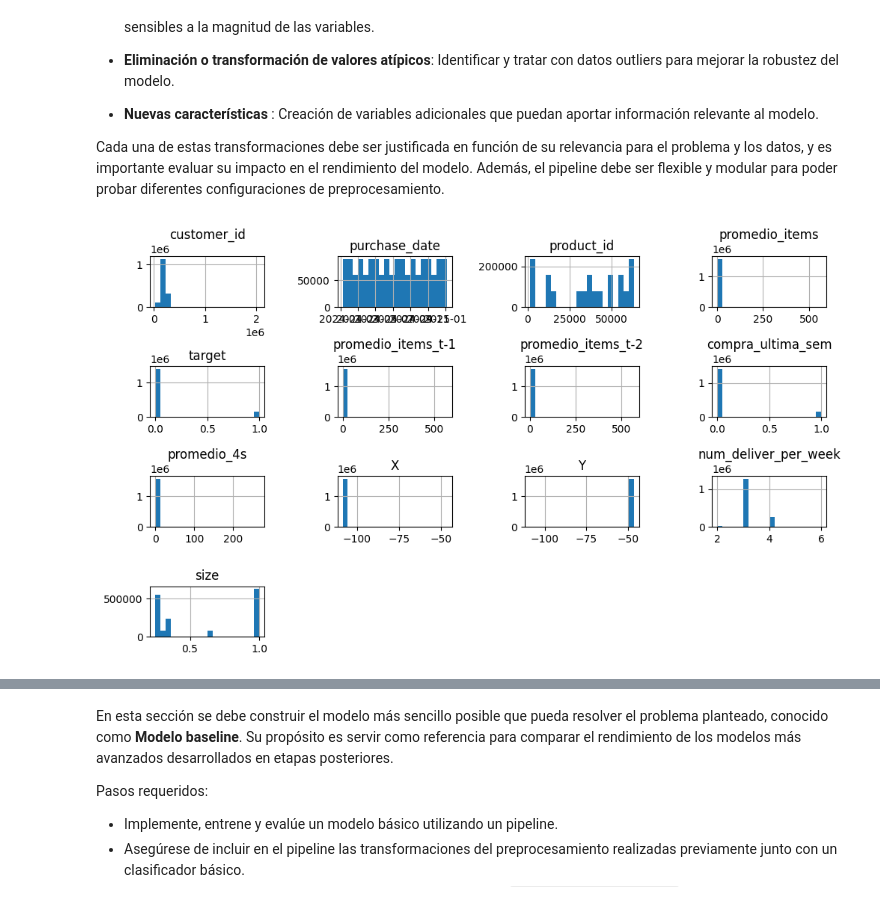
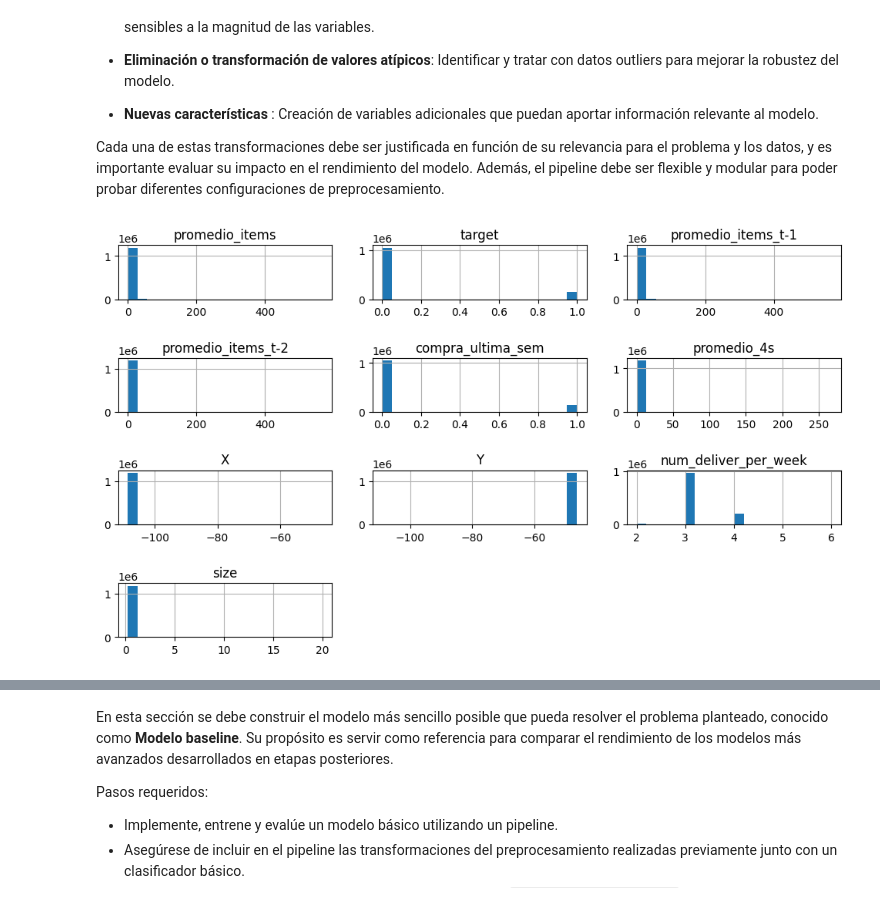
Before and after one commit to cristianjaram/MDS7202-labs, a Jupyter notebook: proyecto_lab/enunciado_entrega1.ipynb, the cells around one changed output, grey strips where cells are left out. Drawn from its saved outputs; the diff is of its cells as text; code cells hidden in the pictures.

Commit message:
target

```diff
--- a/proyecto_lab/enunciado_entrega1.ipynb
+++ b/proyecto_lab/enunciado_entrega1.ipynb
@@ -799,0 +780,38 @@ df_merged['promedio_items'] = df_merged['promedio_items'].fillna(0)
+# %%
+import pandas as pd
+
+# Crear lista de semanas
+semanas = compras_semanales_clientes['purchase_date'].sort_values().unique()
+
+# Crear un DataFrame vacío donde se irán agregando las combinaciones cliente-semana-producto
+df_list = []
+
+# Iterar por cada cliente
+for cust_id, group in compras_semanales_clientes.groupby('customer_id'):
+    # Productos que ha comprado alguna vez
+    productos_cliente = group['product_id'].unique()
+
+    # Producto cartesiano cliente x semana x producto que ha comprado alguna vez
+    cartesian = pd.MultiIndex.from_product(
+        [[cust_id], semanas, productos_cliente],
+        names=['customer_id', 'purchase_date', 'product_id']
+    ).to_frame(index=False)
+
+    # Agregar al listado
+    df_list.append(cartesian)
+
+# Concatenar todos los clientes
+df_merged = pd.concat(df_list, ignore_index=True)
+
+# Merge con los datos reales para obtener promedio_items
+df_merged = df_merged.merge(
+    compras_semanales_clientes,
+    on=['customer_id', 'purchase_date', 'product_id'],
+    how='left'
+)
+
+# Target binario: 1 si compró, 0 si no
+df_merged['target'] = (df_merged['promedio_items'] > 0).astype(int)
+
+# Imputar NaN de promedio_items con 0
+df_merged['promedio_items'] = df_merged['promedio_items'].fillna(0)
@@ -911,3 +943,7 @@ Clientes solo en Test: 0
+# %%
+train = train.drop(columns=['customer_id', 'product_id', 'purchase_date'])
+valid = valid.drop(columns=['customer_id', 'product_id', 'purchase_date'])
+test= test.drop(columns=['customer_id', 'product_id', 'purchase_date'])
 # %% [markdown]
 ## 📌 Feature Engineering [0.5 puntos]
 
@@ -951,11 +987,11 @@ def remove_outliers_with_limits(df, limits):
         df_clean = df_clean[(df_clean[col] >= lower) & (df_clean[col] <= upper)]
     return df_clean
 # %%
-df.hist(column=df.columns, bins=20, figsize=(10, 6))
+train.hist(column=train.columns, bins=20, figsize=(10, 6))
 plt.tight_layout()
 plt.show()
 # %% [output]
-[figure, old version]
+[figure, new version]
 # %%
 num_cols = ['X', 'Y', 'size']
 
```
Also changed, not shown: parts of 11 cells of this notebook.
